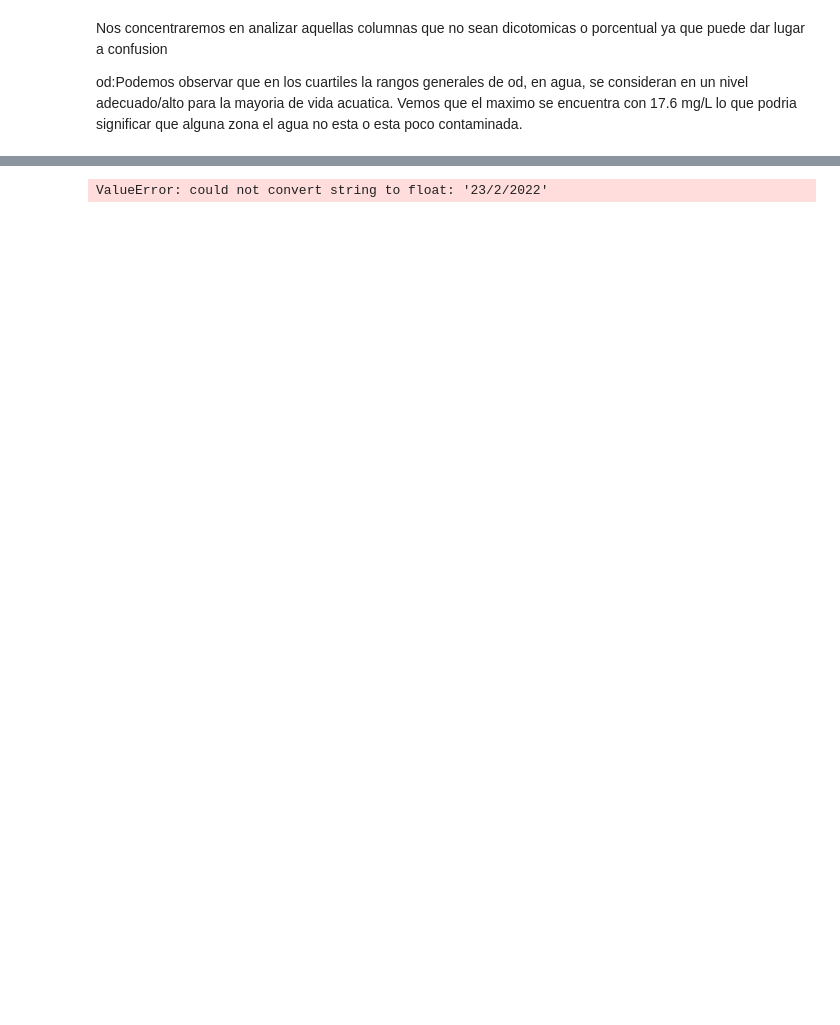
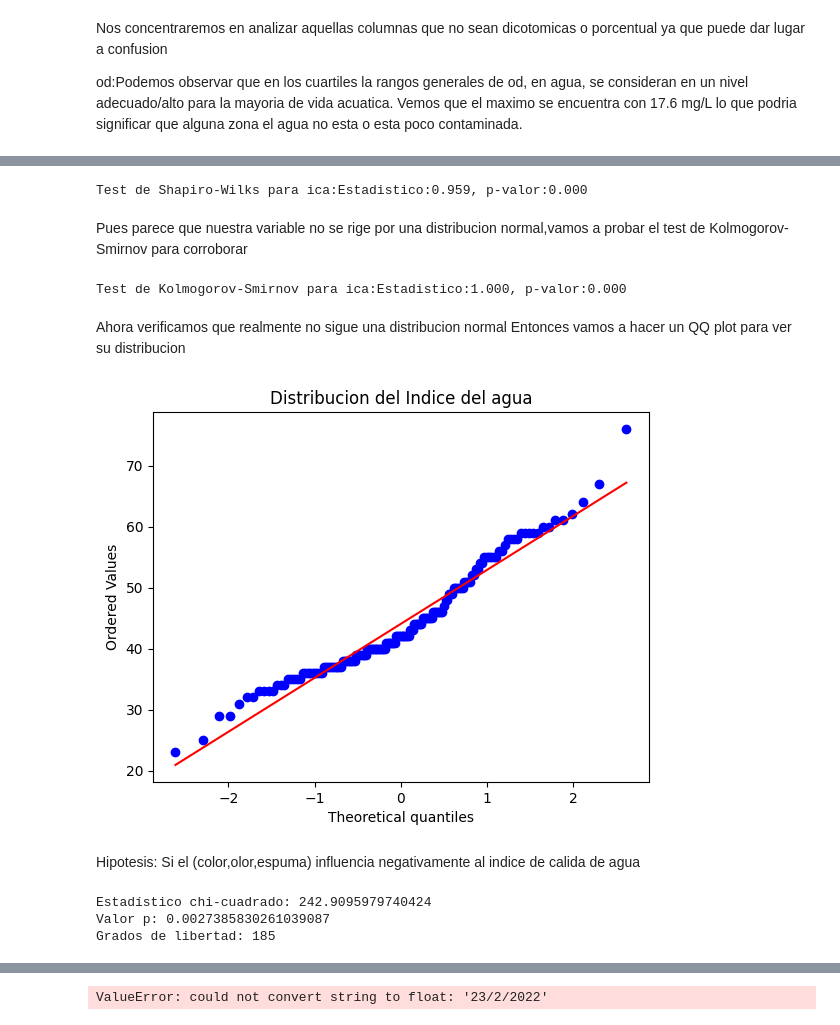
Before and after one commit to muller10000/tp-especial-ciencia-datos, a Jupyter notebook: Ejercicioespecial.ipynb, the cells around one changed output, grey strips where cells are left out. Cells and saved outputs as stored; diff of their text form; code cells hidden in the pictures; blank space fills up the shorter version.

Commit message:
Actualizacion para Abril

```diff
--- a/Ejercicioespecial.ipynb
+++ b/Ejercicioespecial.ipynb
@@ -409,0 +489,45 @@ plt.show()
+# %%
+from scipy.stats import shapiro
+stats, p = shapiro(copy_dataset["ica"])
+print(f"Test de Shapiro-Wilks para ica:Estadistico:{stats:.3f}, p-valor:{p:.3f}")
+# %% [output]
+Test de Shapiro-Wilks para ica:Estadistico:0.959, p-valor:0.000
+# %% [markdown]
+Pues parece que nuestra variable no se rige por una distribucion normal,vamos a probar el test de Kolmogorov-Smirnov para corroborar
+# %%
+from scipy.stats import kstest
+stats,p = kstest(copy_dataset["ica"],"norm")
+print(f"Test de Kolmogorov-Smirnov para ica:Estadistico:{stats:.3f}, p-valor:{p:.3f}")
+# %% [output]
+Test de Kolmogorov-Smirnov para ica:Estadistico:1.000, p-valor:0.000
+# %% [markdown]
+Ahora verificamos que realmente no sigue una distribucion normal
+Entonces vamos a hacer un QQ plot para ver su distribucion
+# %%
+import scipy.stats as stats
+
+stats.probplot(copy_dataset["ica"],dist="norm",plot=plt)
+plt.title("Distribucion del Indice del agua")
+plt.show()
+# %% [output]
+[figure, added]
+# %% [markdown]
+Hipotesis: Si el (color,olor,espuma) influencia negativamente al indice de calida de agua
+# %%
+from scipy.stats import chi2_contingency
+
+# Crear una tabla de contingencia
+contingency_table = pd.crosstab(index=[copy_dataset['olores'], copy_dataset['color'], copy_dataset['espumas']],
+                                columns=copy_dataset['ica'])
+
+# Realizar la prueba de chi-cuadrado
+chi2, p, dof, expected = chi2_contingency(contingency_table)
+
+# Imprimir resultados
+print(f"Estadístico chi-cuadrado: {chi2}")
+print(f"Valor p: {p}")
+print(f"Grados de libertad: {dof}")
+# %% [output]
+Estadístico chi-cuadrado: 242.9095979740424
+Valor p: 0.0027385830261039087
+Grados de libertad: 185
```
Also changed, not shown: parts of 33 cells of this notebook.
